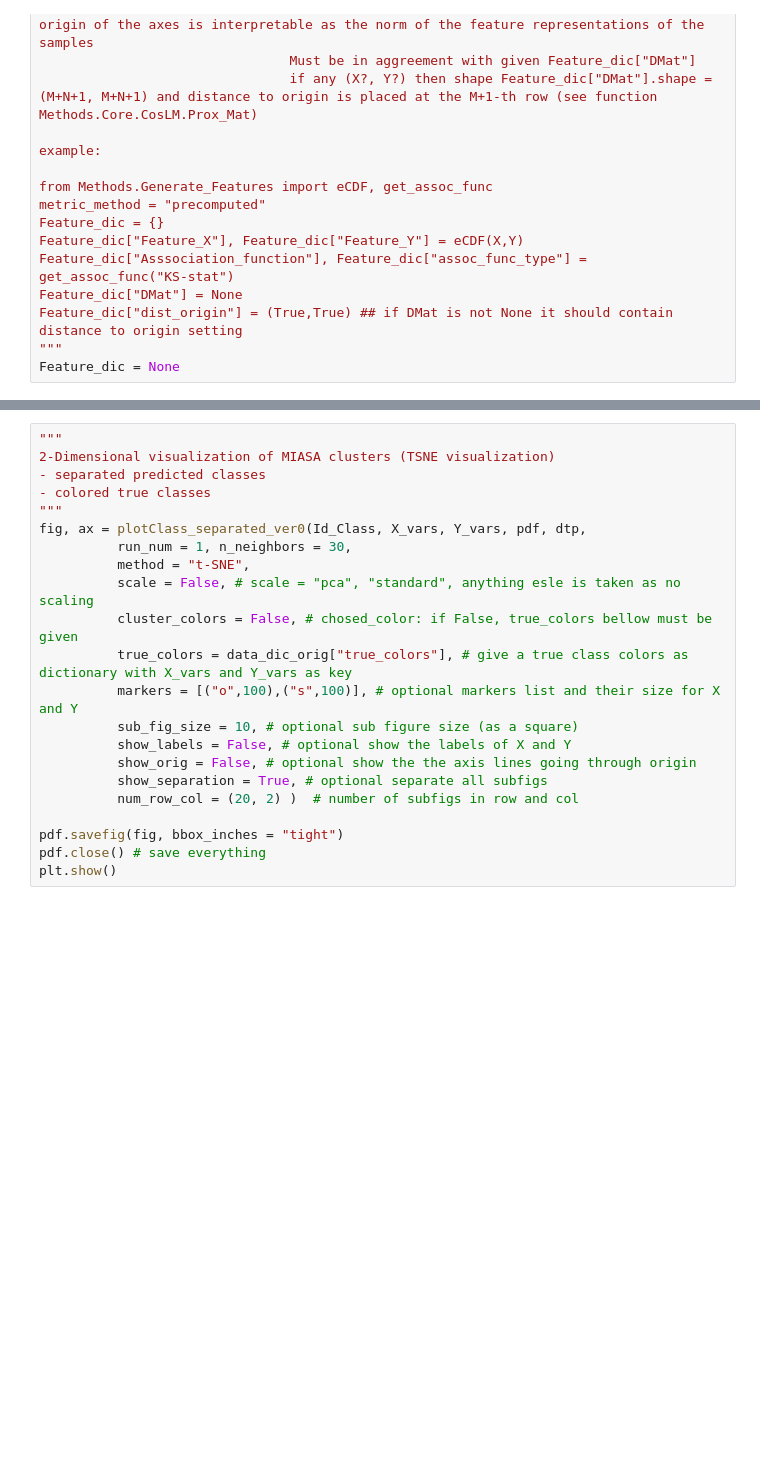
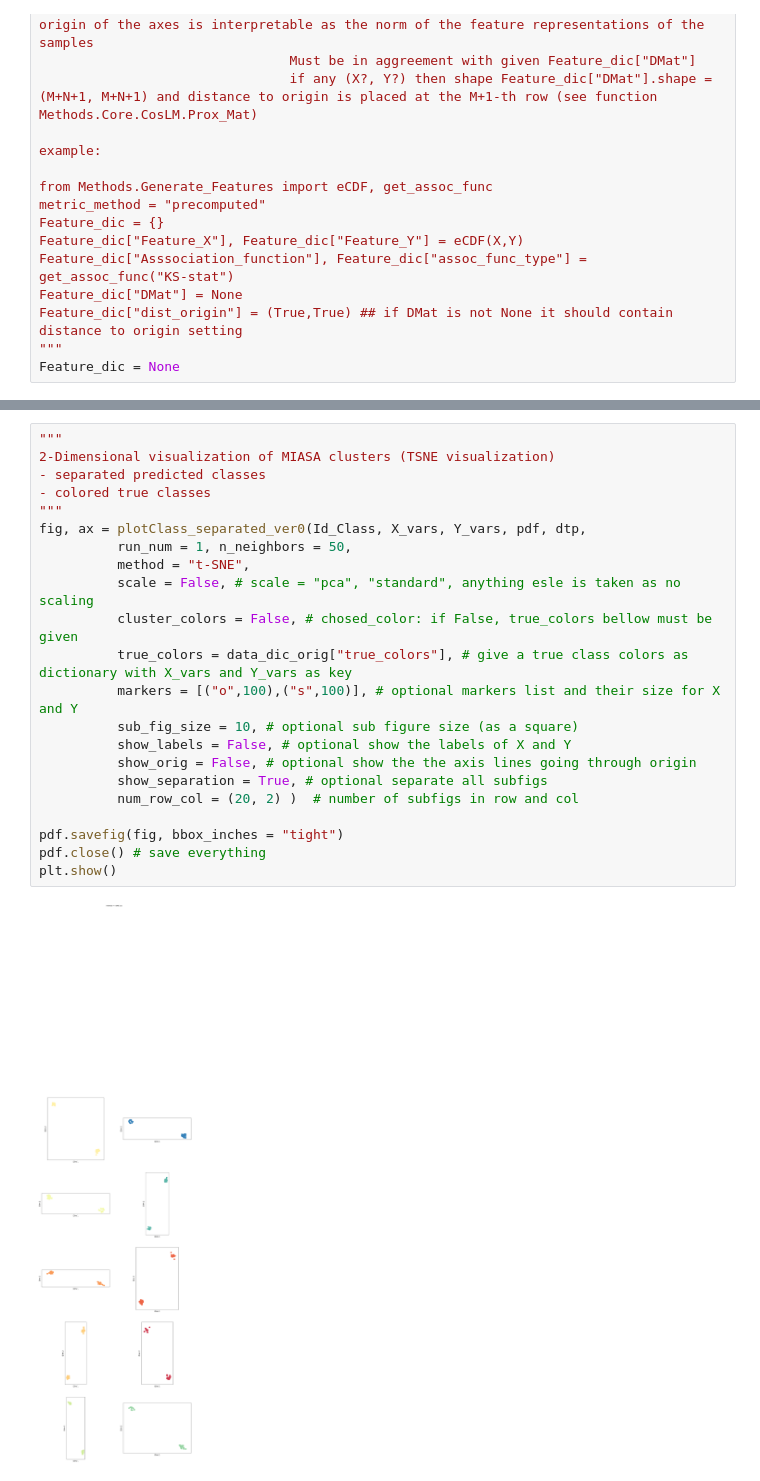
Before and after one commit to AlexiaNomena/MIASA, a Jupyter notebook: miasa_Helper_Corr.ipynb, the cells around one changed output, grey strips where cells are left out. Saved outputs shown, nothing was run; the diff lists cells and outputs as text; blank space fills up the shorter version.

```diff
--- a/miasa_Helper_Corr.ipynb
+++ b/miasa_Helper_Corr.ipynb
@@ -277,25 +283,27 @@ plt.show()
 # %%
 """
 2-Dimensional visualization of MIASA clusters (TSNE visualization)
 - separated predicted classes
 - colored true classes
 """
 fig, ax = plotClass_separated_ver0(Id_Class, X_vars, Y_vars, pdf, dtp,
-          run_num = 1, n_neighbors = 30,
+          run_num = 1, n_neighbors = 50,
           method = "t-SNE",
           scale = False, # scale = "pca", "standard", anything esle is taken as no scaling
           cluster_colors = False, # chosed_color: if False, true_colors bellow must be given
           true_colors = data_dic_orig["true_colors"], # give a true class colors as dictionary with X_vars and Y_vars as key
           markers = [("o",100),("s",100)], # optional markers list and their size for X and Y
           sub_fig_size = 10, # optional sub figure size (as a square)
           show_labels = False, # optional show the labels of X and Y
           show_orig = False, # optional show the the axis lines going through origin
           show_separation = True, # optional separate all subfigs
           num_row_col = (20, 2) )  # number of subfigs in row and col
 
 pdf.savefig(fig, bbox_inches = "tight")
 pdf.close() # save everything
 plt.show()
+# %% [output]
+[figure, added]
 # %%
 """
 Perform analogue non-metric: extract the classification,
```
Also changed, not shown: parts of 7 cells of this notebook, 8 other files.
